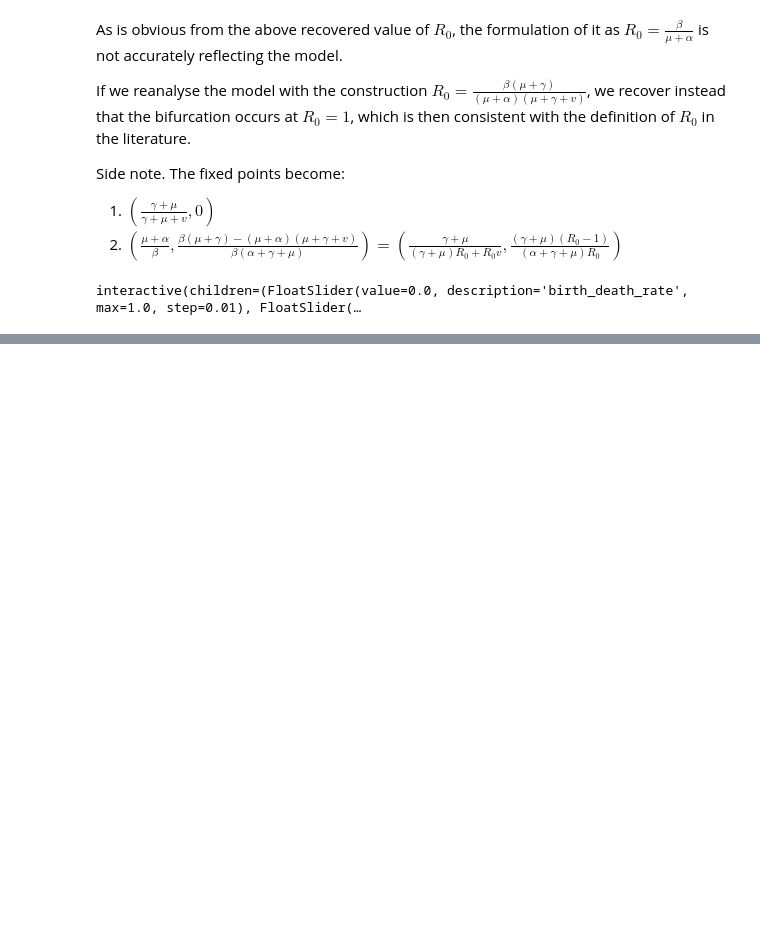
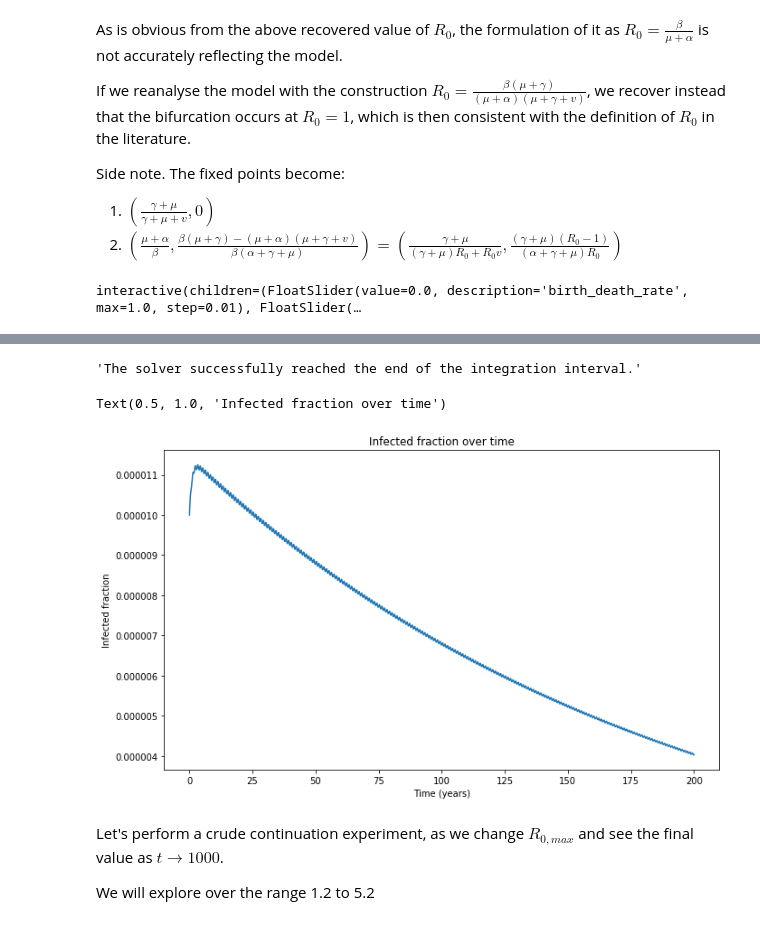
Before and after one commit to dwu402/self-harm, a Jupyter notebook: climate_forward.ipynb, the cells around one changed output, grey strips where cells are left out. Saved outputs shown, nothing was run; the diff lists cells and outputs as text; code cells hidden in the pictures; blank space fills up the shorter version.

```diff
--- a/climate_forward.ipynb
+++ b/climate_forward.ipynb
@@ -502,0 +522,28 @@ interactive(children=(FloatSlider(value=0.0, description='birth_death_rate', max
+# %%
+critical_parameters = [0.01, 0.9, 1.1, 2.4, 0.99, 0.6, 180]
+
+def modelfn_critical(t, y):
+    return climate.model(t, y, critical_parameters, [0, 0])
+
+solution_ct = integrate.solve_ivp(modelfn_critical, [0, 200],
+                                  [1-infected_fraction, infected_fraction, 0, climate.Q0, 0],
+                                  max_step=1/12, dense_output=True)
+solution_ct.message
+# %% [output]
+'The solver successfully reached the end of the integration interval.'
+# %%
+T = solution_ct.t
+S, I, R, Q, L = solution_ct.y
+# %%
+plt.figure()
+plt.plot(T, I)
+plt.xlabel("Time (years)")
+plt.ylabel("Infected fraction")
+plt.title("Infected fraction over time")
+# %% [output]
+Text(0.5, 1.0, 'Infected fraction over time')
+[figure, added]
+# %% [markdown]
+Let's perform a crude continuation experiment, as we change $R_{0,max}$ and see the final value as $t \to 1000$.
+
+We will explore over the range 1.2 to 5.2
```
Also changed, not shown: parts of 29 cells of this notebook.
